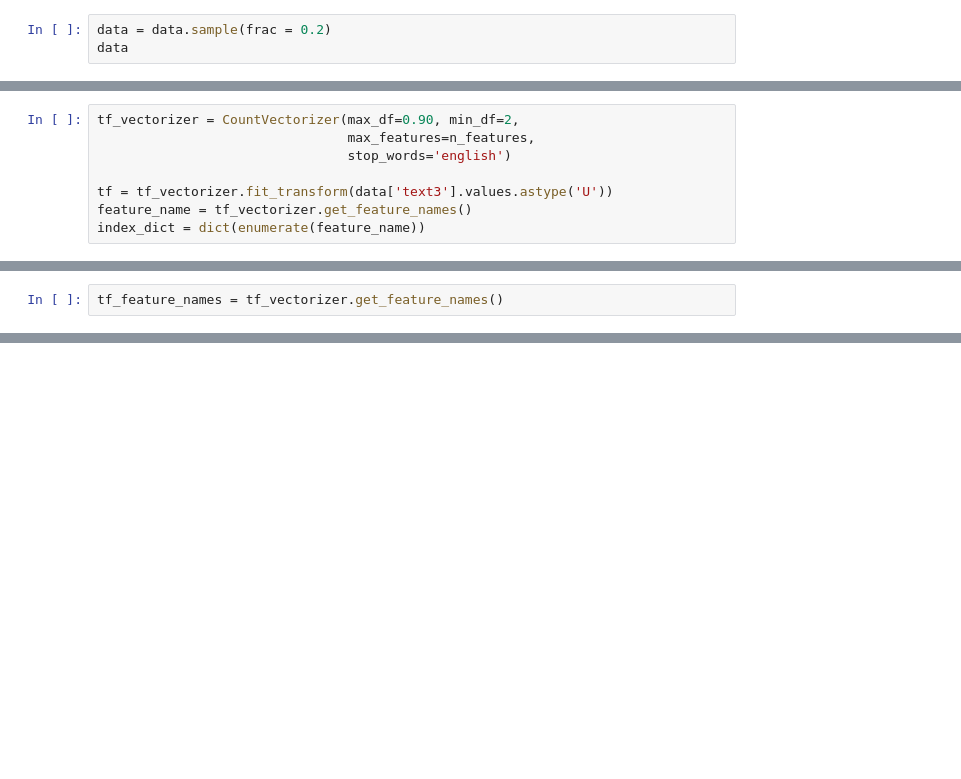
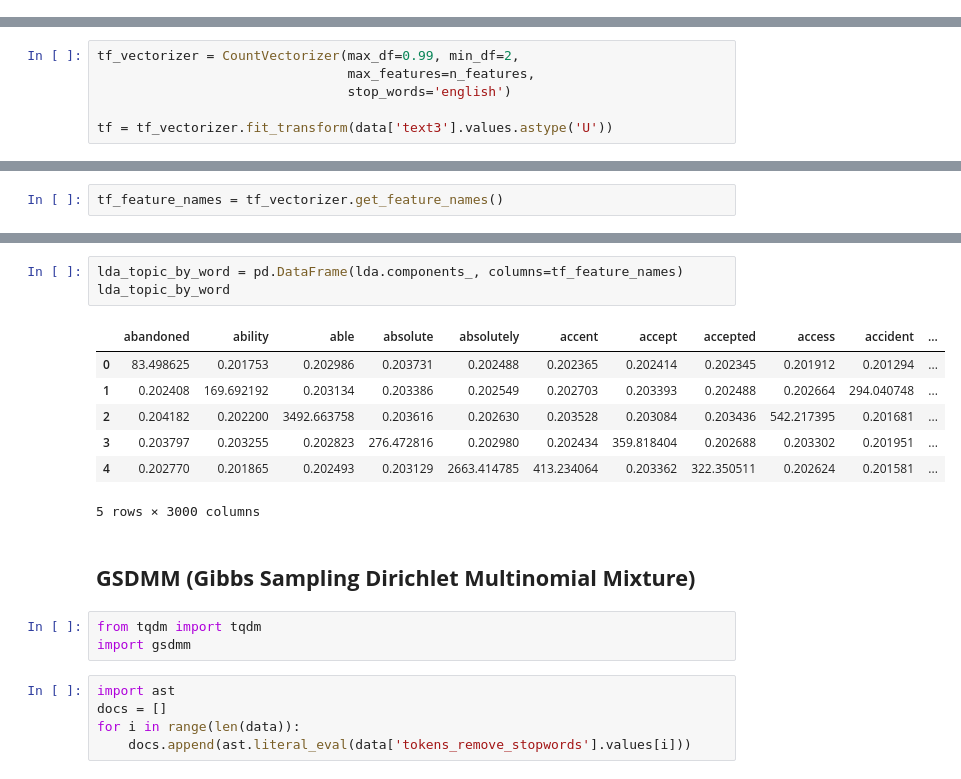
Before and after one commit to nnampp/CPE393-term-project, a Jupyter notebook: topic_modeling.ipynb, the cells around one changed output, grey strips where cells are left out. Cells and saved outputs as stored; diff of their text form; blank space fills up the shorter version.

```diff
--- a/topic_modeling.ipynb
+++ b/topic_modeling.ipynb
@@ -9,3 +20,0 @@ data.shape
-# %%
-data = data.sample(frac = 0.2)
-data
@@ -36,11 +33,9 @@ n_top_words = 10
 # %%
-tf_vectorizer = CountVectorizer(max_df=0.90, min_df=2,
+tf_vectorizer = CountVectorizer(max_df=0.99, min_df=2,
                                 max_features=n_features,
                                 stop_words='english')
 
 tf = tf_vectorizer.fit_transform(data['text3'].values.astype('U'))
-feature_name = tf_vectorizer.get_feature_names()
-index_dict = dict(enumerate(feature_name))
 # %%
 tf
 # %% [output]
@@ -138,0 +152,21 @@ pd.crosstab(aim['target'], aim['sentiment_score'], margins=True)
+# %%
+lda_topic_by_word = pd.DataFrame(lda.components_, columns=tf_feature_names)
+lda_topic_by_word
+# %% [output]
+|  | abandoned | ability | able | absolute | absolutely | accent | accept | accepted | access | accident | ... |
+| 0 | 83.498625 | 0.201753 | 0.202986 | 0.203731 | 0.202488 | 0.202365 | 0.202414 | 0.202345 | 0.201912 | 0.201294 | ... |
+| 1 | 0.202408 | 169.692192 | 0.203134 | 0.203386 | 0.202549 | 0.202703 | 0.203393 | 0.202488 | 0.202664 | 294.040748 | ... |
+| 2 | 0.204182 | 0.202200 | 3492.663758 | 0.203616 | 0.202630 | 0.203528 | 0.203084 | 0.203436 | 542.217395 | 0.201681 | ... |
+| 3 | 0.203797 | 0.203255 | 0.202823 | 276.472816 | 0.202980 | 0.202434 | 359.818404 | 0.202688 | 0.203302 | 0.201951 | ... |
+| 4 | 0.202770 | 0.201865 | 0.202493 | 0.203129 | 2663.414785 | 413.234064 | 0.203362 | 322.350511 | 0.202624 | 0.201581 | ... |
+5 rows × 3000 columns
+# %% [markdown]
+## **GSDMM (Gibbs Sampling Dirichlet Multinomial Mixture)**
+# %%
+from tqdm import tqdm
+import gsdmm
+# %%
+import ast
+docs = []
+for i in range(len(data)):
+    docs.append(ast.literal_eval(data['tokens_remove_stopwords'].values[i]))
```
Also changed, not shown: parts of 34 cells of this notebook.
